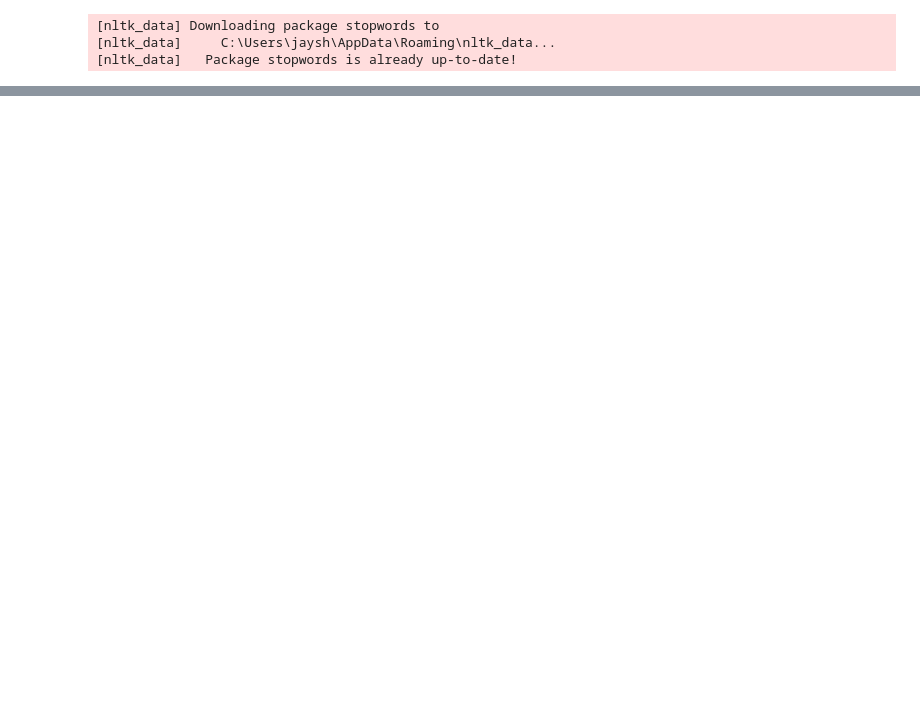
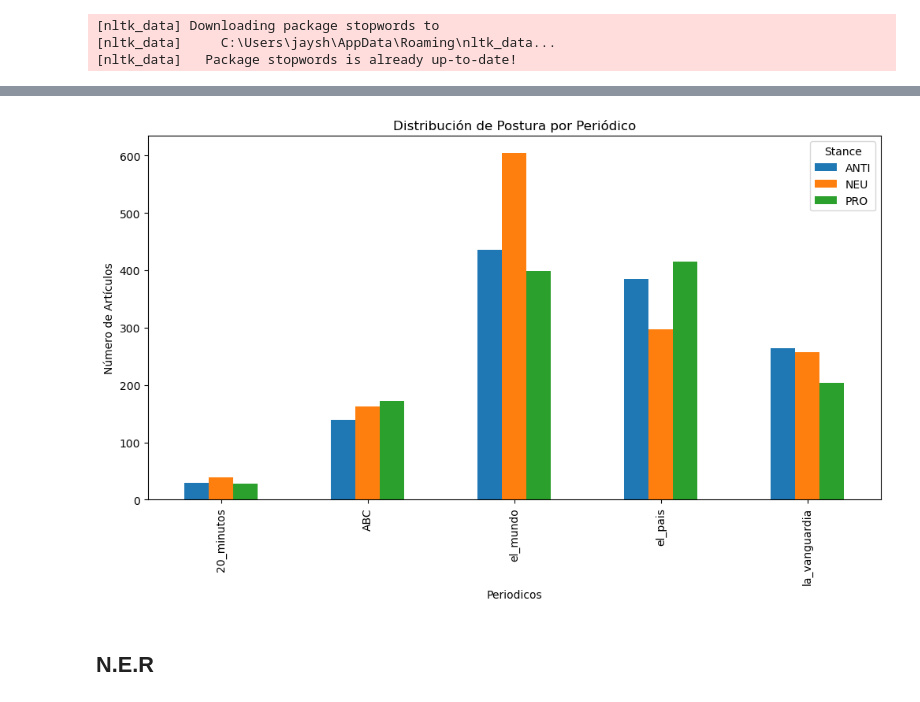
Before and after one commit to JAYCANGI/TFG, a Jupyter notebook: Models/models.ipynb, the cells around one changed output, grey strips where cells are left out. Drawn from its saved outputs; the diff is of its cells as text; code cells hidden in the pictures; blank space fills up the shorter version.

```diff
--- a/Models/models.ipynb
+++ b/Models/models.ipynb
@@ -84,0 +259,6 @@ Name: sentiment_score, dtype: float64
+# %%
+#Count stances per newspaper
+stance_per_newspaper = df.groupby("newspaper")["stance"].value_counts().unstack()
+
+#Print results
+print(stance_per_newspaper)
@@ -84,0 +273,12 @@ Name: sentiment_score, dtype: float64
+# %%
+# Plot stance per newspaper
+stance_per_newspaper.plot(kind="bar", figsize=(12,6), stacked=False)
+plt.xlabel("Periodicos")
+plt.ylabel("Número de Artículos")
+plt.title("Distribución de Postura por Periódico")
+plt.legend(title="Stance")
+plt.show()
+# %% [output]
+[figure, added]
+# %% [markdown]
+## N.E.R
```
Also changed, not shown: parts of 43 cells of this notebook, 4 other files.
